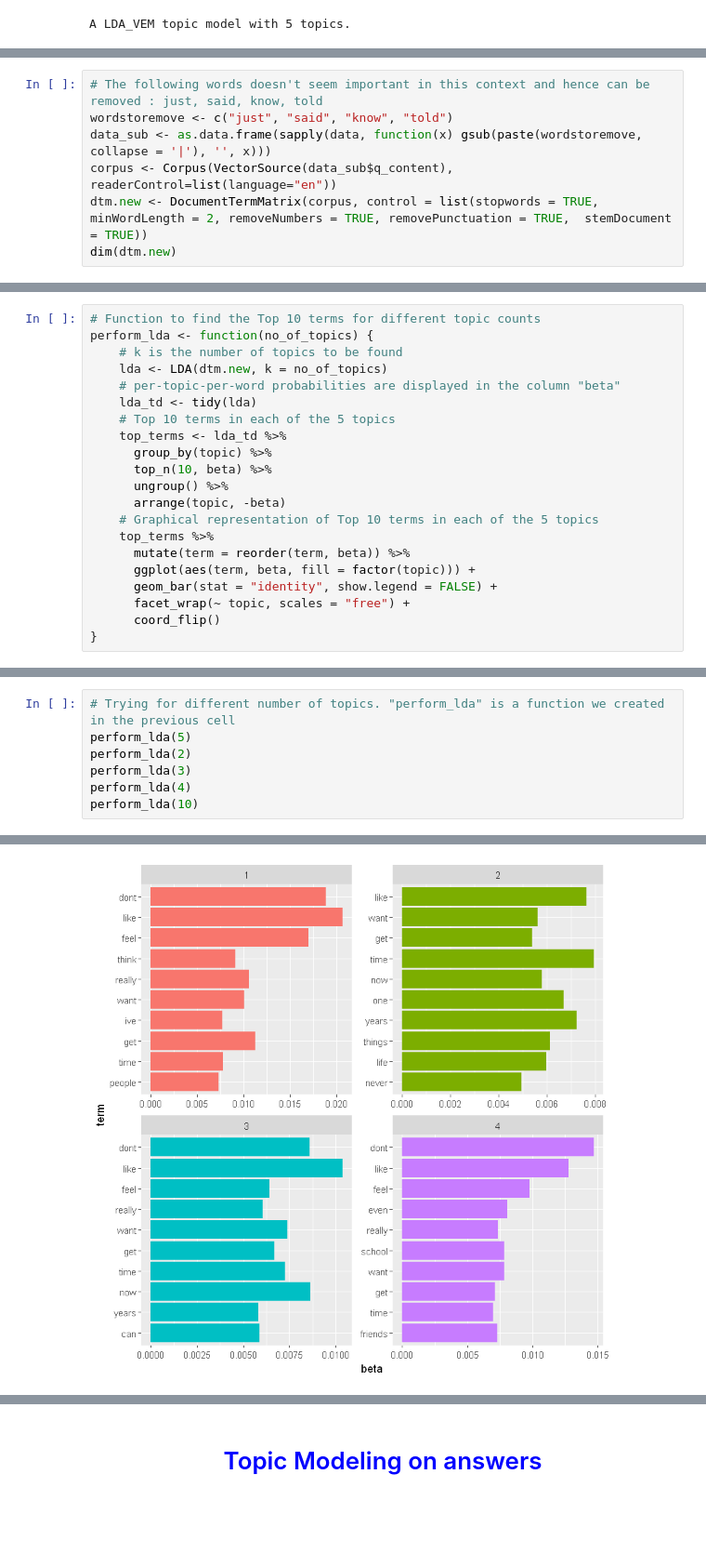
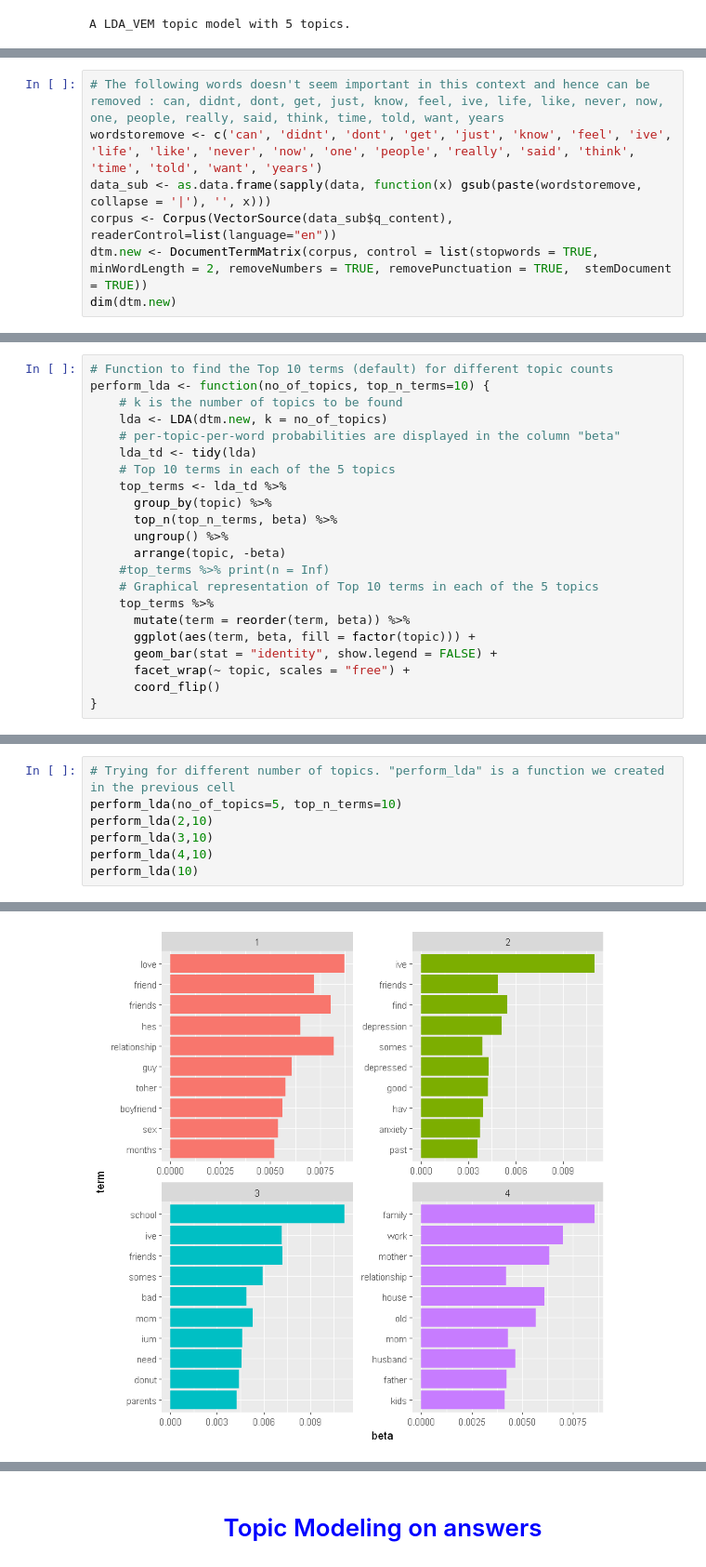
Before and after one commit to sthanurk/Text-Analytics-using-R, a Jupyter notebook: Word Clouds, Sentiment Analysis and Topic Modeling.ipynb, the cells around one changed output, grey strips where cells are left out. Shown at 93% size. Saved outputs shown, nothing was run; the diff lists cells and outputs as text; blank space fills up the shorter version.

```diff
--- a/Word Clouds, Sentiment Analysis and Topic Modeling.ipynb
+++ b/Word Clouds, Sentiment Analysis and Topic Modeling.ipynb
@@ -435,6 +436,6 @@ top_terms %>%
 # %%
-# The following words doesn't seem important in this context and hence can be removed : just, said, know, told
-wordstoremove <- c("just", "said", "know", "told")
+# The following words doesn't seem important in this context and hence can be removed : can, didnt, dont, get, just, know, feel, ive, life, like, never, now, one, people, really, said, think, time, told, want, years
+wordstoremove <- c('can', 'didnt', 'dont', 'get', 'just', 'know', 'feel', 'ive', 'life', 'like', 'never', 'now', 'one', 'people', 'really', 'said', 'think', 'time', 'told', 'want', 'years')
 data_sub <- as.data.frame(sapply(data, function(x) gsub(paste(wordstoremove, collapse = '|'), '', x)))
 corpus <- Corpus(VectorSource(data_sub$q_content), readerControl=list(language="en"))
 dtm.new <- DocumentTermMatrix(corpus, control = list(stopwords = TRUE, minWordLength = 2, removeNumbers = TRUE, removePunctuation = TRUE,  stemDocument = TRUE))
@@ -444,6 +445,6 @@ dim(dtm.new)
 # %%
-# Function to find the Top 10 terms for different topic counts
-perform_lda <- function(no_of_topics) {
+# Function to find the Top 10 terms (default) for different topic counts
+perform_lda <- function(no_of_topics, top_n_terms=10) {
     # k is the number of topics to be found
     lda <- LDA(dtm.new, k = no_of_topics)
     # per-topic-per-word probabilities are displayed in the column "beta"
@@ -451,9 +452,10 @@ perform_lda <- function(no_of_topics) {
     # Top 10 terms in each of the 5 topics
     top_terms <- lda_td %>%
       group_by(topic) %>%
-      top_n(10, beta) %>%
+      top_n(top_n_terms, beta) %>%
       ungroup() %>%
       arrange(topic, -beta)
+    #top_terms %>% print(n = Inf)
     # Graphical representation of Top 10 terms in each of the 5 topics
     top_terms %>%
       mutate(term = reorder(term, beta)) %>%
@@ -465,8 +481,8 @@ perform_lda <- function(no_of_topics) {
 # %%
 # Trying for different number of topics. "perform_lda" is a function we created in the previous cell
-perform_lda(5)
-perform_lda(2)
-perform_lda(3)
-perform_lda(4)
+perform_lda(no_of_topics=5, top_n_terms=10)
+perform_lda(2,10)
+perform_lda(3,10)
+perform_lda(4,10)
 perform_lda(10)
 # %% [output]
@@ -476 +492 @@ perform_lda(10)
-[figure, old version]
+[figure, new version]
```
Also changed, not shown: parts of 22 cells of this notebook.
